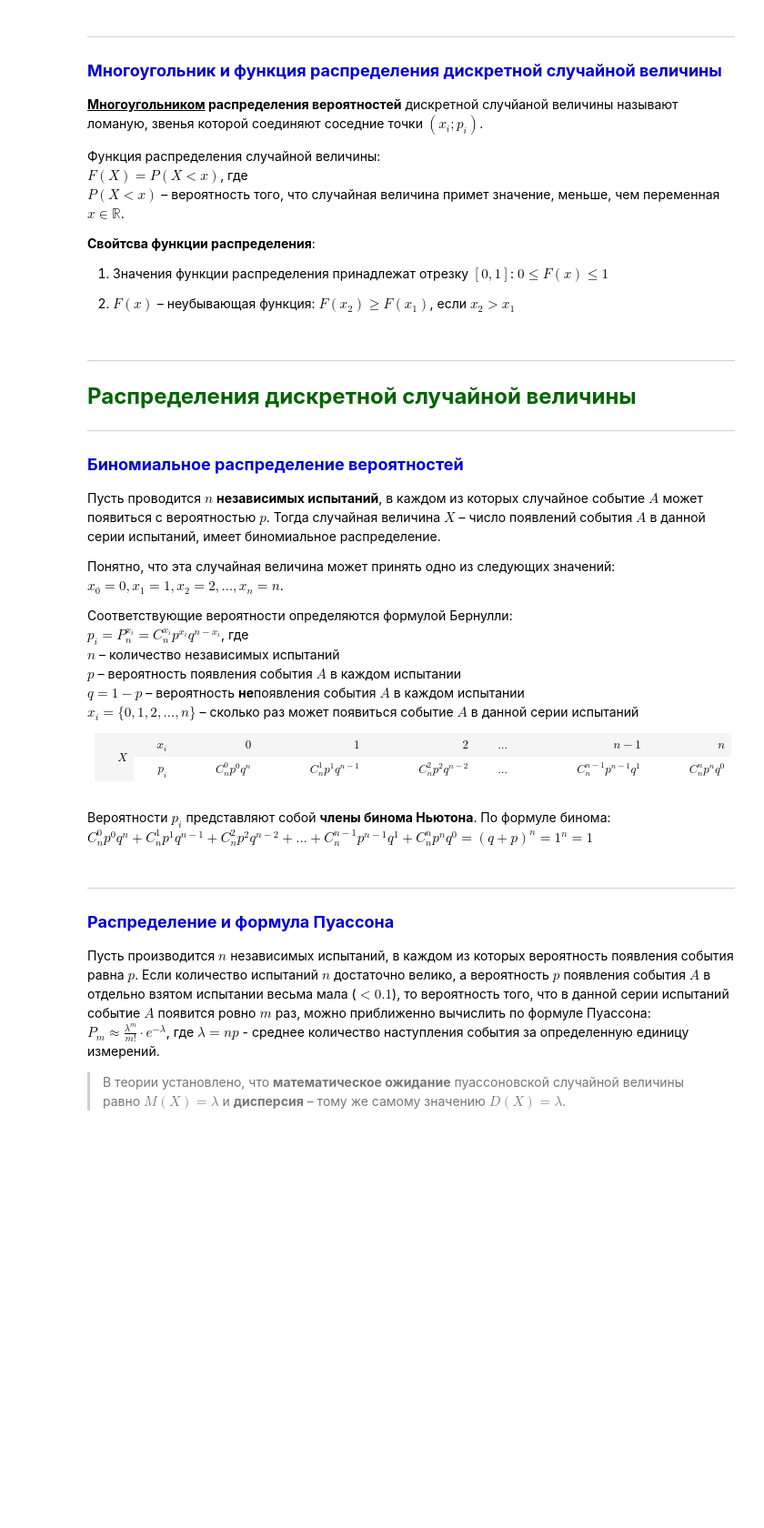
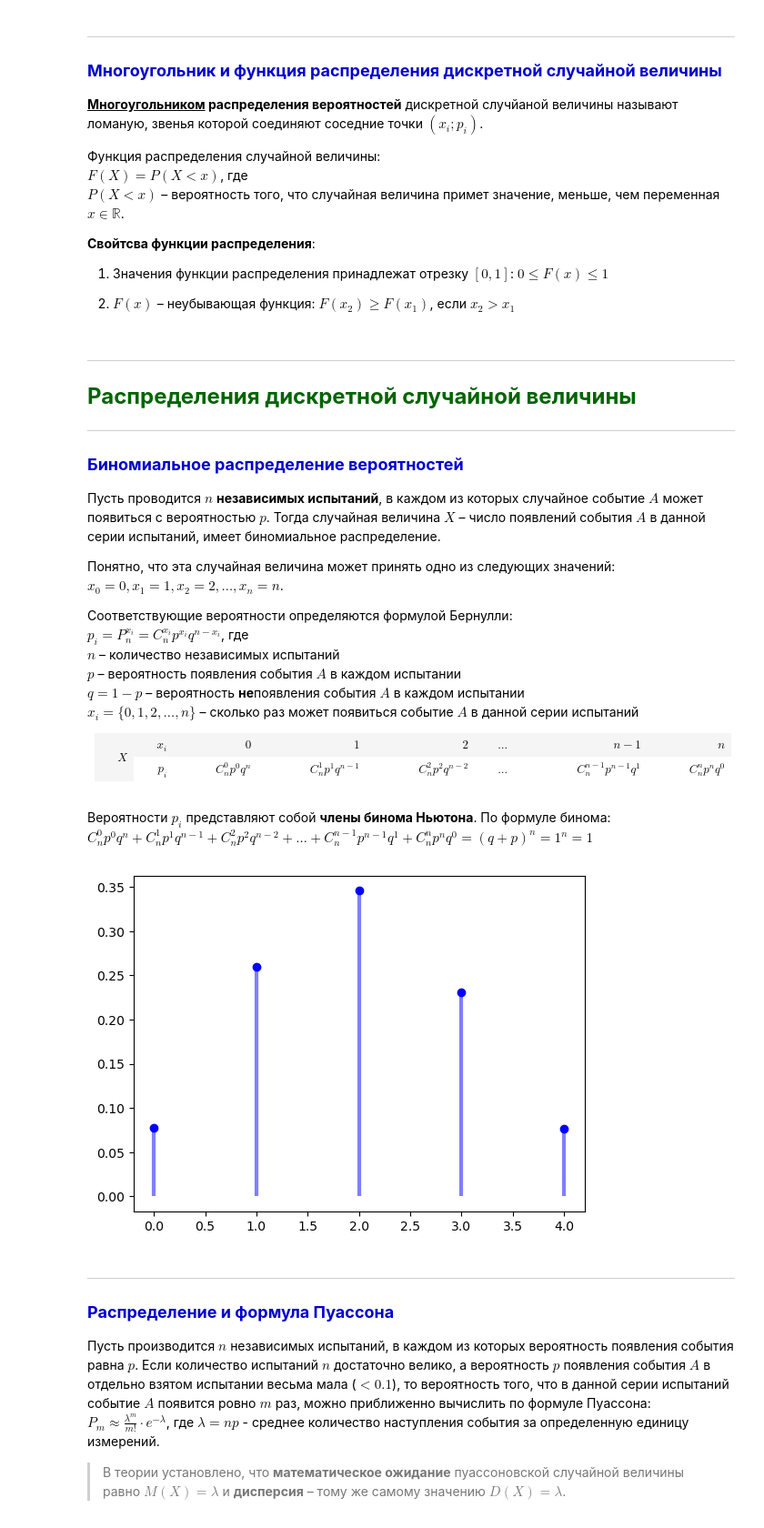
Before and after one commit to TanXmas/ProbabilityTheory_and_Statistics, a Jupyter notebook: PT_02_Random values. Discrete random value.ipynb, the cells around one changed output. Shown at 91% size. Drawn from its saved outputs; the diff is of its cells as text; code cells hidden in the pictures; blank space fills up the shorter version.

Commit message:
update PT02 (add plot)

```diff
--- a/PT_02_Random values. Discrete random value.ipynb
+++ b/PT_02_Random values. Discrete random value.ipynb
@@ -147,9 +152,10 @@ $P(X<x)$ – вероятность того, что случайная вели
 
 2) $F(x)$ – неубывающая функция: $F(x_2) \geq F(x_1)$, если $x_2 > x_1$
 # %% [markdown]
-___
+***
 ## <font color = DarkGreen size = 5> <b>Распределения дискретной случайной величины</b> </font>
-___
+
+***
 ### <font color = MediumBlue size = 4> <b>Биномиальное распределение вероятностей</b> </font>
 
 Пусть проводится $n$ **независимых испытаний**, в каждом из которых случайное событие $A$ может появиться с вероятностью $p$. Тогда случайная величина $X$ – число появлений события $A$ в данной серии испытаний, имеет биномиальное распределение.
@@ -189,6 +195,16 @@ $x_i=\{0,1,2,\ldots,n\}$ – сколько раз может появиться
 
 Вероятности $p_i$ представляют собой **члены бинома Ньютона**. По формуле бинома:
 $C_n^{0}p^{0}q^{n} + C_n^{1}p^{1}q^{n-1} + C_n^{2}p^{2}q^{n-2} + \ldots + C_n^{n-1}p^{n-1}q^{1} + C_n^{n}p^{n}q^{0} = (q+p)^n = 1^n = 1$
+# %%
+n, p = 5, 0.4
+rv = stats.binom(n, p)
+
+x = np.arange(rv.ppf(0.01), rv.ppf(0.99))
+
+plt.plot(x, rv.pmf(x), 'bo', ms=6)
+plt.vlines(x, 0, rv.pmf(x), colors='b', lw=3, alpha=0.5);
+# %% [output]
+[figure, added]
 # %% [markdown]
 ___
 ### <font color = MediumBlue size = 4> <b>Распределение и формула Пуассона</b> </font>
```
Also changed, not shown: parts of 5 cells of this notebook.
